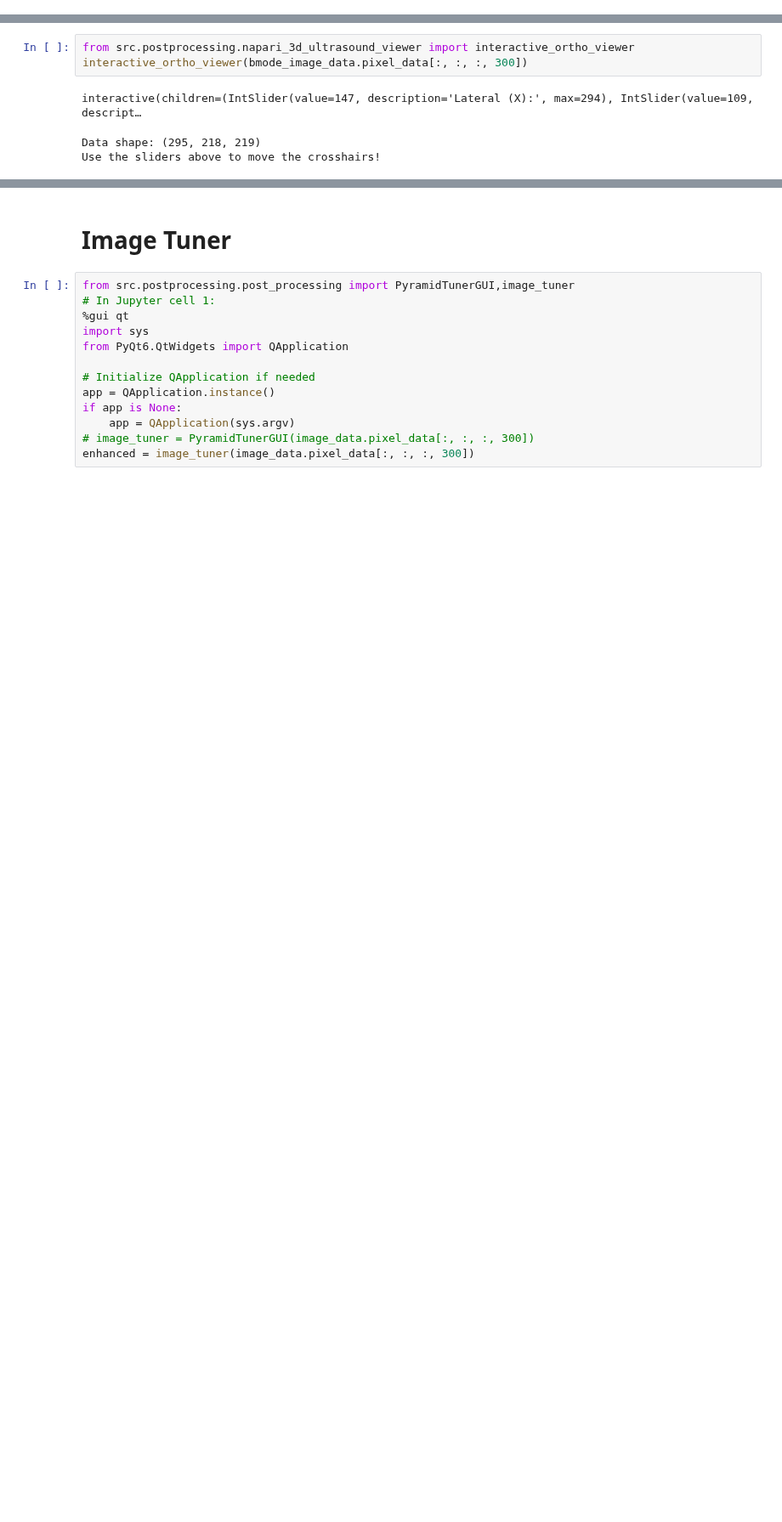
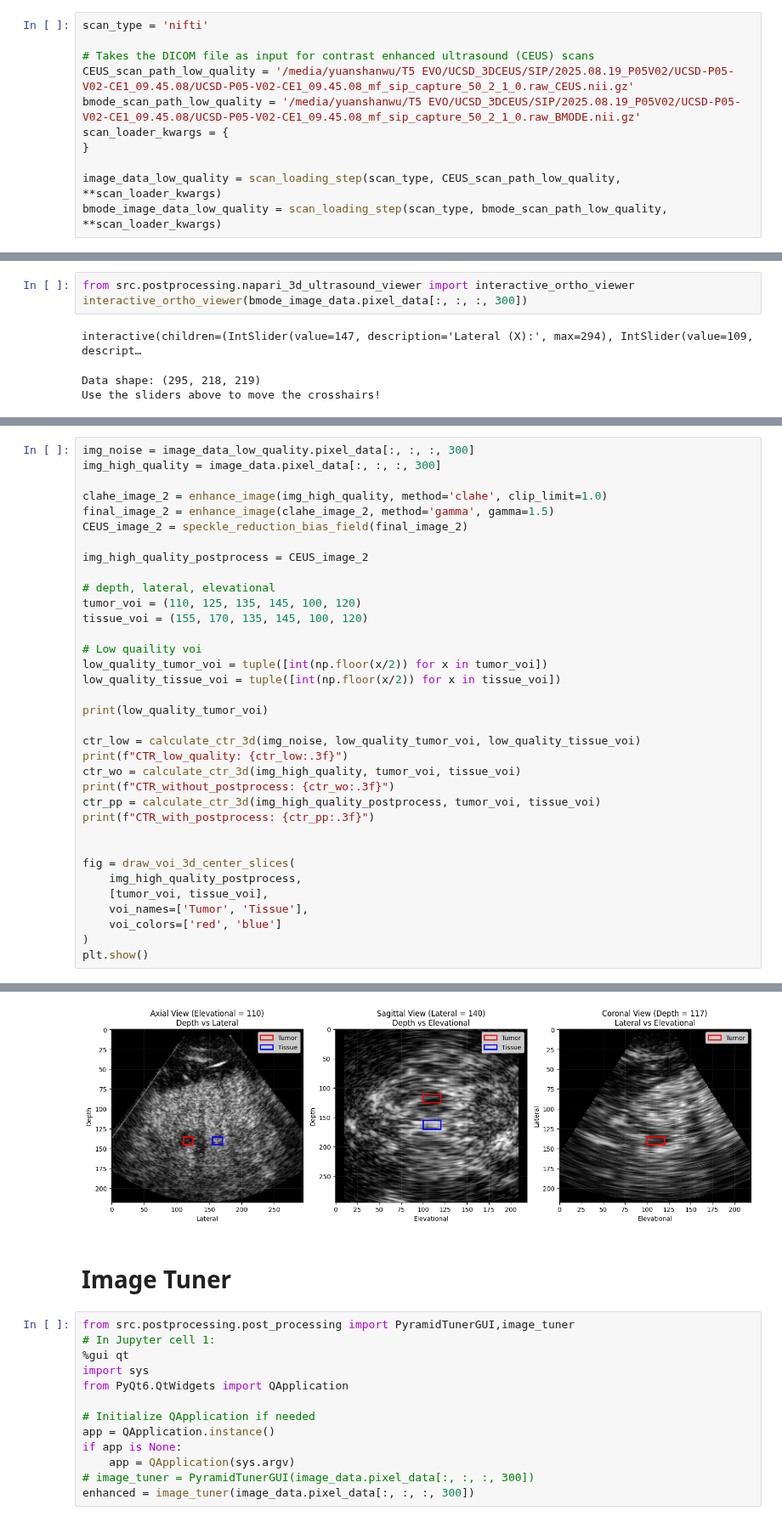
Before and after one commit to TUL-Dev/QuantUS-Plugins-CEUS, a Jupyter notebook: CLI-Demos/Philips_Image_quality.ipynb, the cells around one changed output, grey strips where cells are left out. Shown at 85% size. Saved outputs shown, nothing was run; the diff lists cells and outputs as text; blank space fills up the shorter version.

```diff
--- a/CLI-Demos/Philips_Image_quality.ipynb
+++ b/CLI-Demos/Philips_Image_quality.ipynb
@@ -33,5 +33,16 @@ bmode_image_data = scan_loading_step(scan_type, bmode_scan_path, **scan_loader_k
 # %% [output]
 Using memory-mapped loading for 7.5 GB file
 Using memory-mapped loading for 7.5 GB file
+# %%
+scan_type = 'nifti'
+
+# Takes the DICOM file as input for contrast enhanced ultrasound (CEUS) scans
+CEUS_scan_path_low_quality = '/media/yuanshanwu/T5 EVO/UCSD_3DCEUS/SIP/2025.08.19_P05V02/UCSD-P05-V02-CE1_09.45.08/UCSD-P05-V02-CE1_09.45.08_mf_sip_capture_50_2_1_0.raw_CEUS.nii.gz'
+bmode_scan_path_low_quality = '/media/yuanshanwu/T5 EVO/UCSD_3DCEUS/SIP/2025.08.19_P05V02/UCSD-P05-V02-CE1_09.45.08/UCSD-P05-V02-CE1_09.45.08_mf_sip_capture_50_2_1_0.raw_BMODE.nii.gz'
+scan_loader_kwargs = {
+}
+
+image_data_low_quality = scan_loading_step(scan_type, CEUS_scan_path_low_quality, **scan_loader_kwargs)
+bmode_image_data_low_quality = scan_loading_step(scan_type, bmode_scan_path_low_quality, **scan_loader_kwargs)
 # %% [markdown]
 # Image Quality improvement of the B mode and CEUS iamges
@@ -71,0 +320,36 @@ Use the sliders above to move the crosshairs!
+# %%
+img_noise = image_data_low_quality.pixel_data[:, :, :, 300]
+img_high_quality = image_data.pixel_data[:, :, :, 300]
+
+clahe_image_2 = enhance_image(img_high_quality, method='clahe', clip_limit=1.0)
+final_image_2 = enhance_image(clahe_image_2, method='gamma', gamma=1.5)
+CEUS_image_2 = speckle_reduction_bias_field(final_image_2)
+
+img_high_quality_postprocess = CEUS_image_2
+
+# depth, lateral, elevational
+tumor_voi = (110, 125, 135, 145, 100, 120)
+tissue_voi = (155, 170, 135, 145, 100, 120)
+
+# Low quaility voi
+low_quality_tumor_voi = tuple([int(np.floor(x/2)) for x in tumor_voi])
+low_quality_tissue_voi = tuple([int(np.floor(x/2)) for x in tissue_voi])
+
+print(low_quality_tumor_voi)
+
+ctr_low = calculate_ctr_3d(img_noise, low_quality_tumor_voi, low_quality_tissue_voi)
+print(f"CTR_low_quality: {ctr_low:.3f}")
+ctr_wo = calculate_ctr_3d(img_high_quality, tumor_voi, tissue_voi)
+print(f"CTR_without_postprocess: {ctr_wo:.3f}")
+ctr_pp = calculate_ctr_3d(img_high_quality_postprocess, tumor_voi, tissue_voi)
+print(f"CTR_with_postprocess: {ctr_pp:.3f}")
+
+
+fig = draw_voi_3d_center_slices(
+    img_high_quality_postprocess,
+    [tumor_voi, tissue_voi],
+    voi_names=['Tumor', 'Tissue'],
+    voi_colors=['red', 'blue']
+)
+plt.show()
+# %% [output]
@@ -72,3 +364,4 @@ Use the sliders above to move the crosshairs!
+[figure, added]
 # %% [markdown]
 # Image Tuner
 # %%
```
Also changed, not shown: parts of 15 cells of this notebook, 5 other files.
